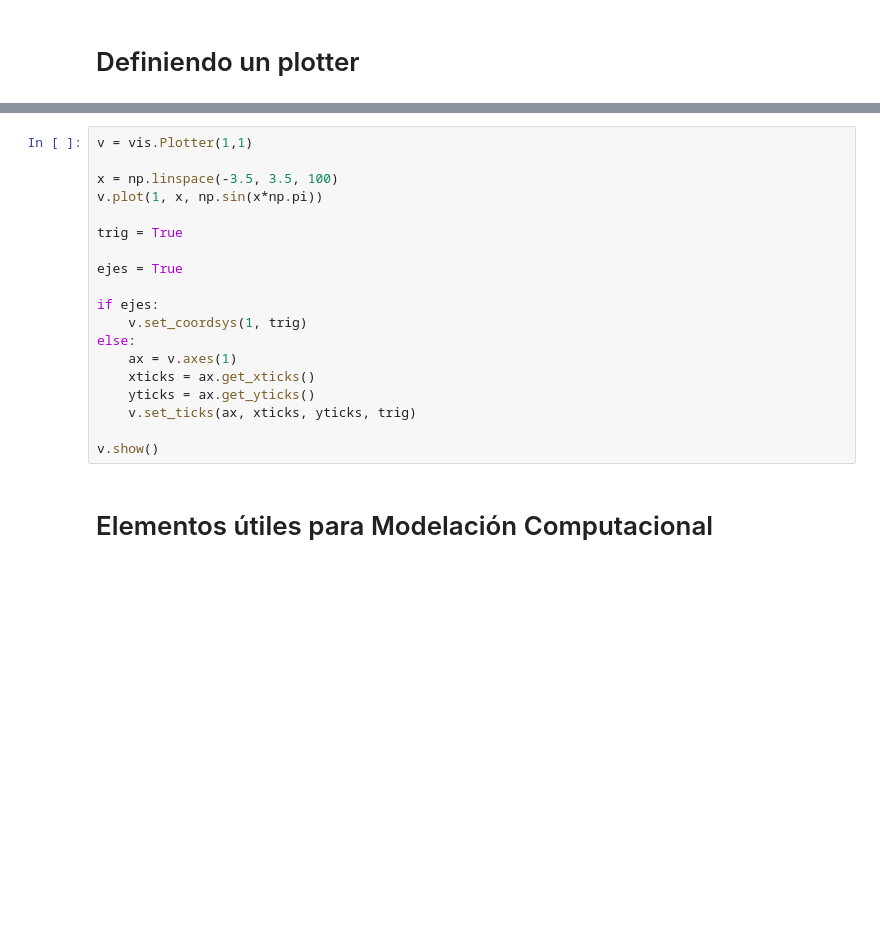
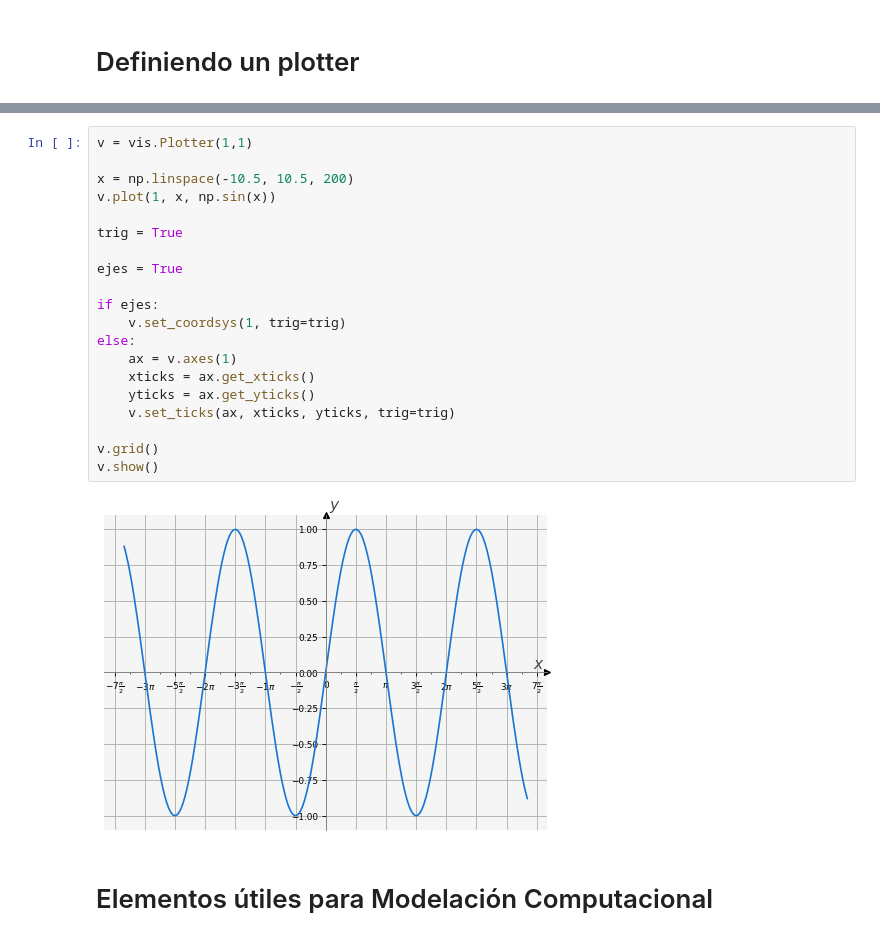
Before and after one commit to luiggix/macti_lib, a Jupyter notebook: macti/test_visual.ipynb, the cells around one changed output, grey strips where cells are left out. Cells and saved outputs as stored; diff of their text form; blank space fills up the shorter version.

```diff
--- a/macti/test_visual.ipynb
+++ b/macti/test_visual.ipynb
@@ -86,22 +89,25 @@ v.show() # similar a plt.show()
 # %%
 v = vis.Plotter(1,1)
 
-x = np.linspace(-3.5, 3.5, 100)
-v.plot(1, x, np.sin(x*np.pi))
+x = np.linspace(-10.5, 10.5, 200)
+v.plot(1, x, np.sin(x))
 
 trig = True
 
 ejes = True
 
 if ejes:
-    v.set_coordsys(1, trig)
+    v.set_coordsys(1, trig=trig)
 else:
     ax = v.axes(1)
     xticks = ax.get_xticks()
     yticks = ax.get_yticks()
-    v.set_ticks(ax, xticks, yticks, trig)
+    v.set_ticks(ax, xticks, yticks, trig=trig)
 
+v.grid()
 v.show()
+# %% [output]
+[figure, added]
 # %% [markdown]
 # Elementos útiles para Modelación Computacional
 # %%
```
Also changed, not shown: parts of 7 cells of this notebook, 4 other files.
